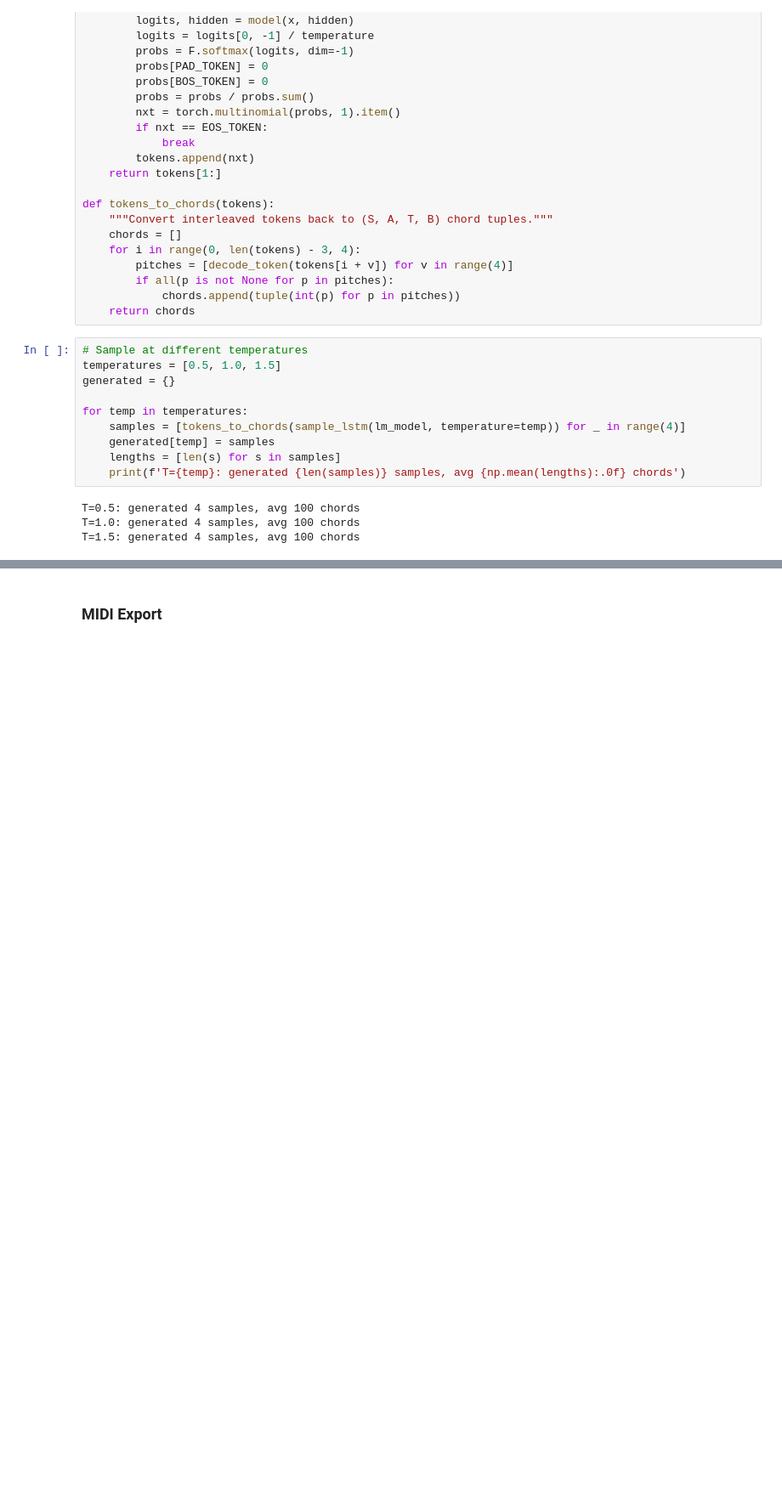
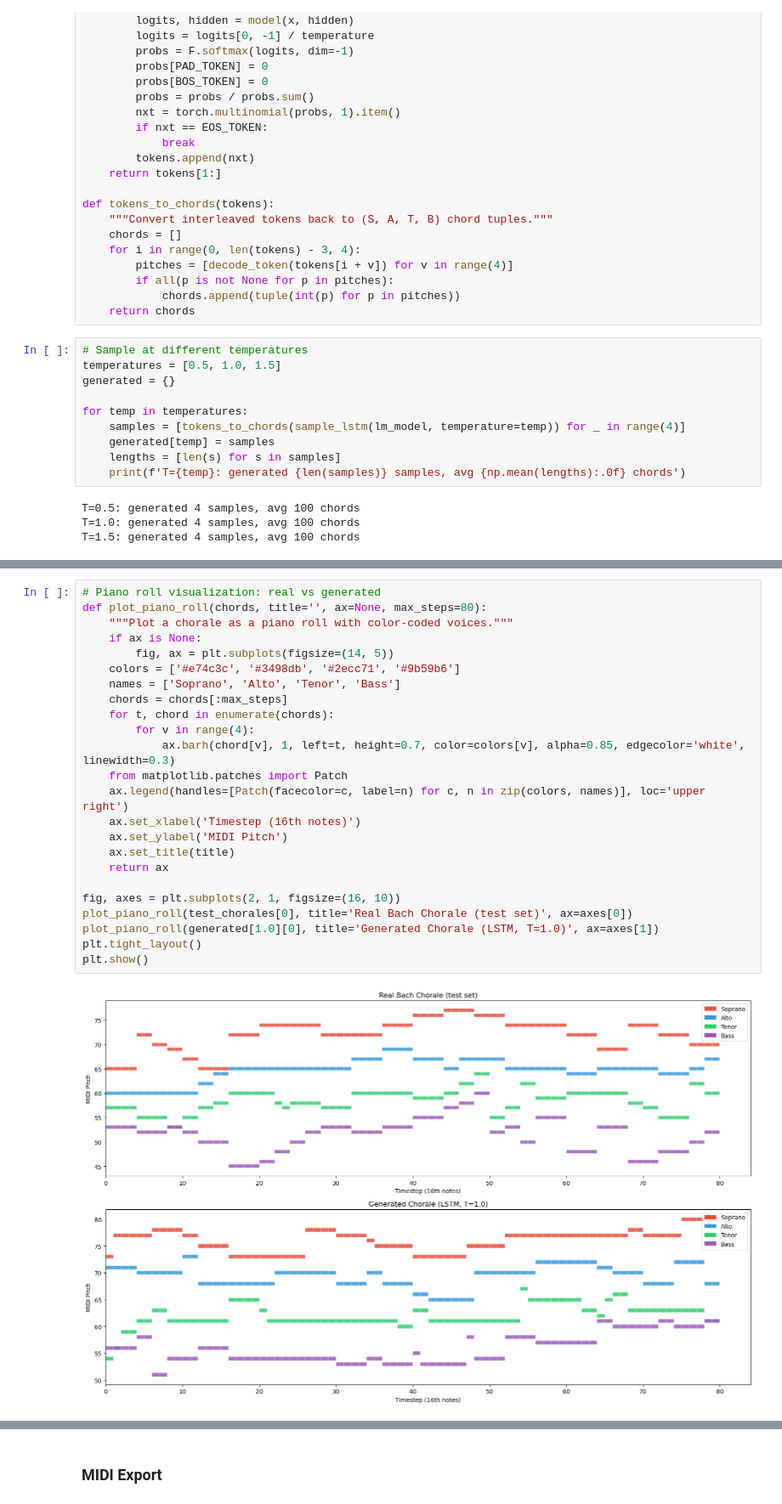
Before and after one commit to sbui056/beautiful-music, a Jupyter notebook: workbook.ipynb, the cells around one changed output, grey strips where cells are left out. Shown at 85% size. Cells and saved outputs as stored; diff of their text form; blank space fills up the shorter version.

```diff
--- a/workbook.ipynb
+++ b/workbook.ipynb
@@ -676 +671,27 @@ Voice range violations (notes outside standard ranges):
   Real (test): 0/75280 (0.0%)
+# %%
+# Piano roll visualization: real vs generated
+def plot_piano_roll(chords, title='', ax=None, max_steps=80):
+    """Plot a chorale as a piano roll with color-coded voices."""
+    if ax is None:
+        fig, ax = plt.subplots(figsize=(14, 5))
+    colors = ['#e74c3c', '#3498db', '#2ecc71', '#9b59b6']
+    names = ['Soprano', 'Alto', 'Tenor', 'Bass']
+    chords = chords[:max_steps]
+    for t, chord in enumerate(chords):
+        for v in range(4):
+            ax.barh(chord[v], 1, left=t, height=0.7, color=colors[v], alpha=0.85, edgecolor='white', linewidth=0.3)
+    from matplotlib.patches import Patch
+    ax.legend(handles=[Patch(facecolor=c, label=n) for c, n in zip(colors, names)], loc='upper right')
+    ax.set_xlabel('Timestep (16th notes)')
+    ax.set_ylabel('MIDI Pitch')
+    ax.set_title(title)
+    return ax
+
+fig, axes = plt.subplots(2, 1, figsize=(16, 10))
+plot_piano_roll(test_chorales[0], title='Real Bach Chorale (test set)', ax=axes[0])
+plot_piano_roll(generated[1.0][0], title='Generated Chorale (LSTM, T=1.0)', ax=axes[1])
+plt.tight_layout()
+plt.show()
+# %% [output]
+[figure, added]
```
Also changed, not shown: parts of 22 cells of this notebook, 5 other files.
